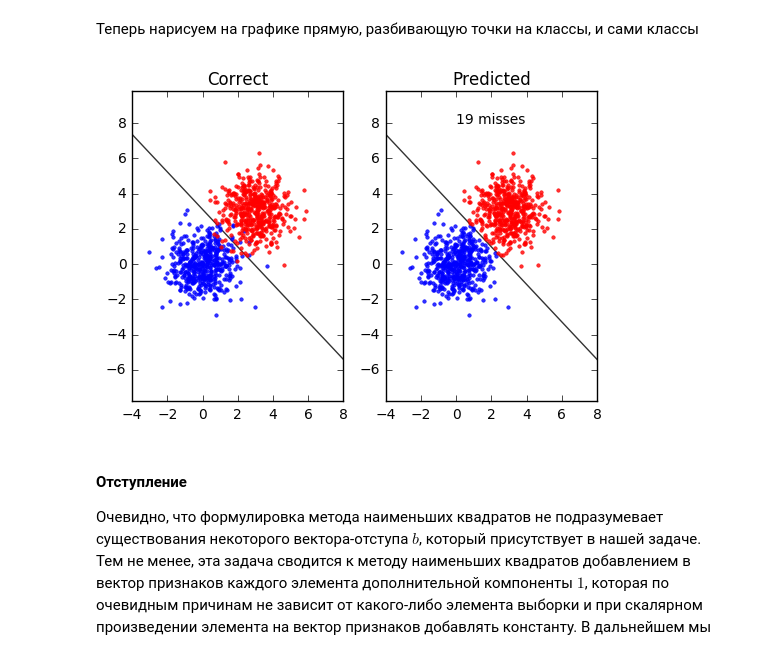
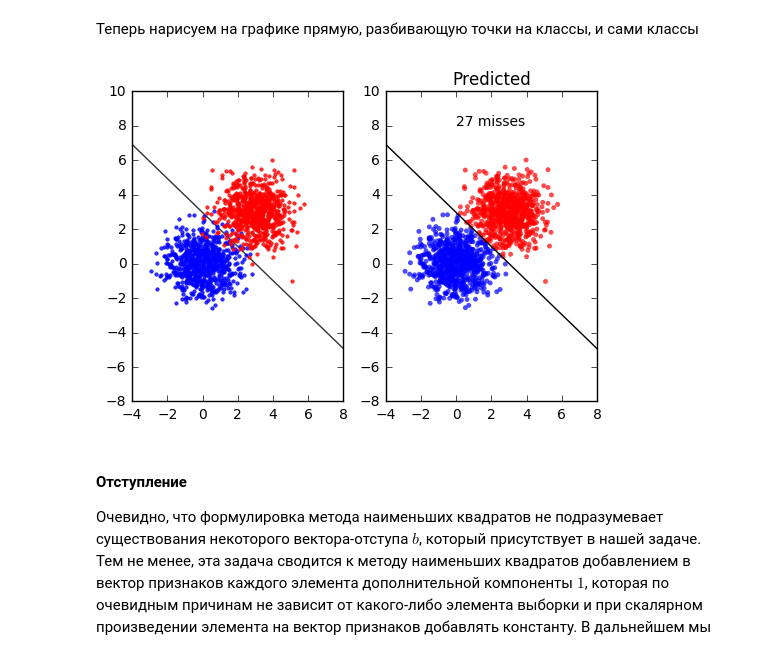
Before and after one commit to v-sopov/renju, a Jupyter notebook: lab_solution.ipynb, the cells around one changed output. Drawn from its saved outputs; the diff is of its cells as text; code cells hidden in the pictures.

```diff
--- a/lab_solution.ipynb
+++ b/lab_solution.ipynb
@@ -15,8 +70,8 @@ init_printing(use_latex='mathjax')
 mean1 = [0, 0]
 mean2 = [3, 3]
 cov = [[1, 0], [0, 1]]
-x1, y1 = np.random.multivariate_normal(mean1, cov, 500).T
-x2, y2 = np.random.multivariate_normal(mean2, cov, 500).T
+x1, y1 = np.random.multivariate_normal(mean1, cov, 750).T
+x2, y2 = np.random.multivariate_normal(mean2, cov, 750).T
 # %% [markdown]
 ### Пункт 2
 # %%
@@ -75,19 +130,22 @@ misses = samples[labeled_samples != labels[:, 0]].shape[0]
 # %%
 x = [x for x in range(-4, 9)]
 y = [-(shift + coefs[0]*i)/coefs[1] for i in x]
 plt.subplot(121)
 plt.title('Correct')
 plt.plot(x, y, 'k-', x1, y1, 'b.', x2, y2, 'r.', markersize=5, alpha=0.8)
-plt.axis('equal')
+plt.axis([-4, 8, -8, 10])
 plt.subplot(122)
 plt.title('Predicted')
-plt.plot(x, y, 'k-', samples_x[:, 0], samples_x[:, 1], 'b.', samples_y[:, 0], samples_y[:, 1],
-                                                       'r.', markersize=5, alpha=0.8)
+plt.hold(True)
+plt.plot(x, y, 'k-')
+plt.scatter(samples_x[:, 0], samples_x[:, 1], c='b', marker='.', s=50, edgecolors='none', alpha=0.7)
+plt.scatter(samples_y[:, 0], samples_y[:, 1], c='r', marker='.', s=50, edgecolors='none', alpha=0.7)
 plt.text(0, 8, str(misses) + ' misses')
-plt.axis('equal')
+plt.axis([-4, 8, -8, 10])
+plt.hold(False)
 plt.show()
 # %% [output]
-[figure, old version]
+[figure, new version]
 # %% [markdown]
 #### Отступление
 Очевидно, что формулировка метода наименьших квадратов не подразумевает существования некоторого вектора-отступа $b$, который присутствует в нашей задаче. Тем не менее, эта задача сводится к методу наименьших квадратов добавлением в вектор признаков каждого элемента дополнительной компоненты $1$, которая по очевидным причинам не зависит от какого-либо элемента выборки и при скалярном произведении элемента на вектор признаков добавлять константу. В дальнейшем мы будем рассматривать уже модифицированную матрицу признаков и считать ассимптотику для неё.
```
Also changed, not shown: parts of 23 cells of this notebook.
